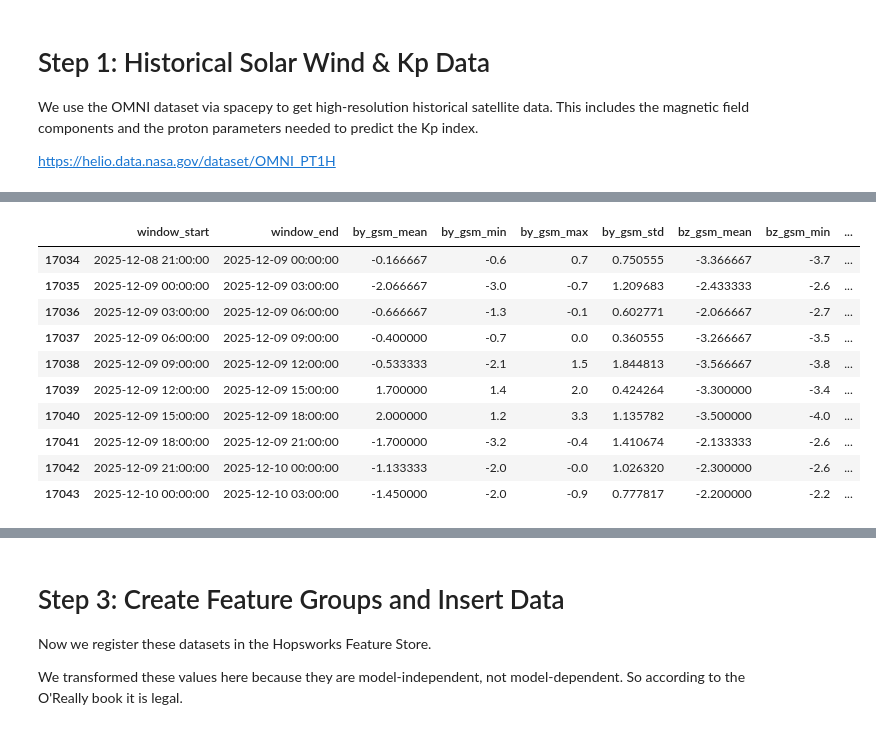
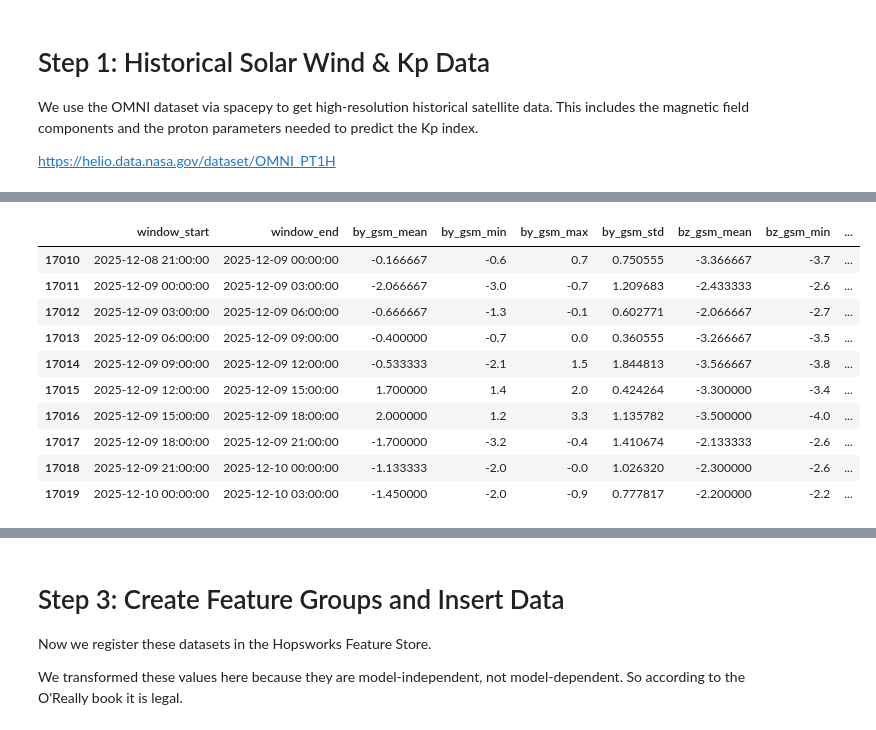
Before and after one commit to AlessandroBertelli/ID2223_Project, a Jupyter notebook: 1_aurora_feature_backfill.ipynb, the cells around one changed output, grey strips where cells are left out. Cells and saved outputs as stored; diff of their text form; code cells hidden in the pictures.

```diff
--- a/1_aurora_feature_backfill.ipynb
+++ b/1_aurora_feature_backfill.ipynb
@@ -203,18 +179,18 @@ Extracted 51101 records
 # Kp index is repeated for each 3H window, but it's not correct for training otherwise.
 
 # Use the reusable function from util.py
-solar_wind_df = util.aggregate_solar_wind_3h(
+solar_wind_aggregated_df = util.aggregate_solar_wind_3h(
     df=solar_wind_df,
     time_col='date_and_time',
     feature_cols=['by_gsm', 'bz_gsm', 'density', 'speed'],
     target_col='kp_index'
 )
 
-print(f"After 3H aggregation: {len(solar_wind_df)} records")
+print(f"After 3H aggregation: {len(solar_wind_aggregated_df)} records")
 print("\nNew columns:")
-print(solar_wind_df.columns.tolist())
+print(solar_wind_aggregated_df.columns.tolist())
 print("\nData types:")
-print(solar_wind_df.dtypes)
+print(solar_wind_aggregated_df.dtypes)
 print("\nSample data showing 3H windows:")
-solar_wind_df.tail(10)
+solar_wind_aggregated_df.tail(10)
 # %% [output]
@@ -226,23 +202,23 @@ After 3H aggregation: 17044 records
 
 New columns:
 ['window_start', 'window_end', 'by_gsm_mean', 'by_gsm_min', 'by_gsm_max', 'by_gsm_std', 'bz_gsm_mean', 'bz_gsm_min', 'bz_gsm_max', 'bz_gsm_std', 'density_mean', 'density_min', 'density_max', 'density_ ...
 
 Data types:
 window_start    datetime64[ns]
 window_end      datetime64[ns]
 ... (16 lines left out)
 kp_index               float32
 dtype: object
 
 Sample data showing 3H windows:
 |  | window_start | window_end | by_gsm_mean | by_gsm_min | by_gsm_max | by_gsm_std | bz_gsm_mean | bz_gsm_min | ... |
-| 17034 | 2025-12-08 21:00:00 | 2025-12-09 00:00:00 | -0.166667 | -0.6 | 0.7 | 0.750555 | -3.366667 | -3.7 | ... |
-| 17035 | 2025-12-09 00:00:00 | 2025-12-09 03:00:00 | -2.066667 | -3.0 | -0.7 | 1.209683 | -2.433333 | -2.6 | ... |
-| 17036 | 2025-12-09 03:00:00 | 2025-12-09 06:00:00 | -0.666667 | -1.3 | -0.1 | 0.602771 | -2.066667 | -2.7 | ... |
-| 17037 | 2025-12-09 06:00:00 | 2025-12-09 09:00:00 | -0.400000 | -0.7 | 0.0 | 0.360555 | -3.266667 | -3.5 | ... |
-| 17038 | 2025-12-09 09:00:00 | 2025-12-09 12:00:00 | -0.533333 | -2.1 | 1.5 | 1.844813 | -3.566667 | -3.8 | ... |
-| 17039 | 2025-12-09 12:00:00 | 2025-12-09 15:00:00 | 1.700000 | 1.4 | 2.0 | 0.424264 | -3.300000 | -3.4 | ... |
-| 17040 | 2025-12-09 15:00:00 | 2025-12-09 18:00:00 | 2.000000 | 1.2 | 3.3 | 1.135782 | -3.500000 | -4.0 | ... |
-| 17041 | 2025-12-09 18:00:00 | 2025-12-09 21:00:00 | -1.700000 | -3.2 | -0.4 | 1.410674 | -2.133333 | -2.6 | ... |
-| 17042 | 2025-12-09 21:00:00 | 2025-12-10 00:00:00 | -1.133333 | -2.0 | -0.0 | 1.026320 | -2.300000 | -2.6 | ... |
-| 17043 | 2025-12-10 00:00:00 | 2025-12-10 03:00:00 | -1.450000 | -2.0 | -0.9 | 0.777817 | -2.200000 | -2.2 | ... |
+| 17010 | 2025-12-08 21:00:00 | 2025-12-09 00:00:00 | -0.166667 | -0.6 | 0.7 | 0.750555 | -3.366667 | -3.7 | ... |
+| 17011 | 2025-12-09 00:00:00 | 2025-12-09 03:00:00 | -2.066667 | -3.0 | -0.7 | 1.209683 | -2.433333 | -2.6 | ... |
+| 17012 | 2025-12-09 03:00:00 | 2025-12-09 06:00:00 | -0.666667 | -1.3 | -0.1 | 0.602771 | -2.066667 | -2.7 | ... |
+| 17013 | 2025-12-09 06:00:00 | 2025-12-09 09:00:00 | -0.400000 | -0.7 | 0.0 | 0.360555 | -3.266667 | -3.5 | ... |
+| 17014 | 2025-12-09 09:00:00 | 2025-12-09 12:00:00 | -0.533333 | -2.1 | 1.5 | 1.844813 | -3.566667 | -3.8 | ... |
+| 17015 | 2025-12-09 12:00:00 | 2025-12-09 15:00:00 | 1.700000 | 1.4 | 2.0 | 0.424264 | -3.300000 | -3.4 | ... |
+| 17016 | 2025-12-09 15:00:00 | 2025-12-09 18:00:00 | 2.000000 | 1.2 | 3.3 | 1.135782 | -3.500000 | -4.0 | ... |
+| 17017 | 2025-12-09 18:00:00 | 2025-12-09 21:00:00 | -1.700000 | -3.2 | -0.4 | 1.410674 | -2.133333 | -2.6 | ... |
+| 17018 | 2025-12-09 21:00:00 | 2025-12-10 00:00:00 | -1.133333 | -2.0 | -0.0 | 1.026320 | -2.300000 | -2.6 | ... |
+| 17019 | 2025-12-10 00:00:00 | 2025-12-10 03:00:00 | -1.450000 | -2.0 | -0.9 | 0.777817 | -2.200000 | -2.2 | ... |
```
Also changed, not shown: parts of 12 cells of this notebook, 7 other files.
